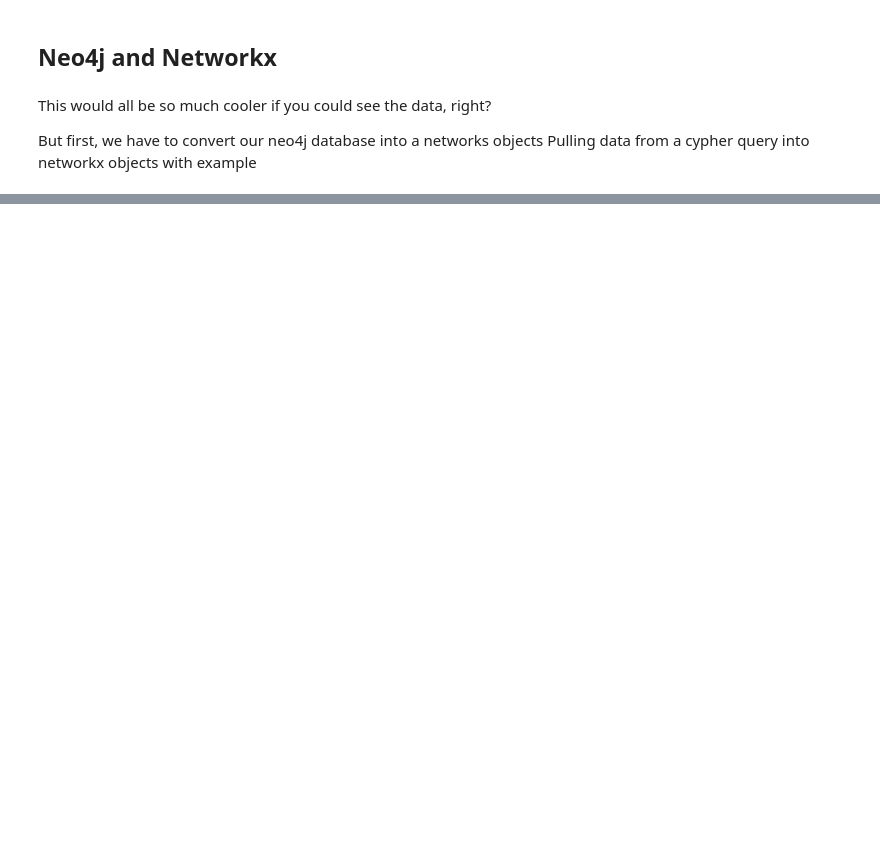
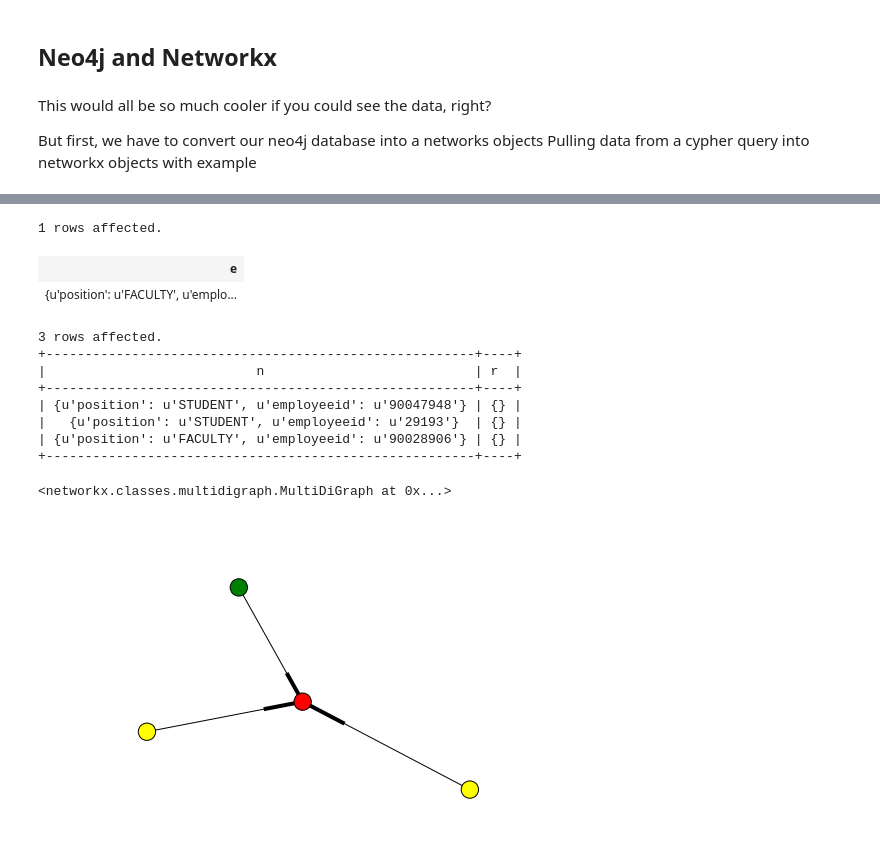
Before and after one commit to American-Institutes-for-Research/dsaa-cssip-big-data-workbooks, a Jupyter notebook: 06. Networks/networks_exercise.ipynb, the cells around one changed output, grey strips where cells are left out. Cells and saved outputs as stored; diff of their text form; code cells hidden in the pictures; blank space fills up the shorter version.

```diff
--- a/06. Networks/networks_exercise.ipynb
+++ b/06. Networks/networks_exercise.ipynb
@@ -562,0 +245,63 @@ So this is kinda cool. We can see groups of emplyees huddled around awards.
+# %%
+# This is the employee id of an employee I would like to search for. It is saved into a parameter, employee_id_parameter
+employee_id_parameter = '90022882'
+
+# This line searches for an employye where the employee id is provided by the parameter, employee_id_parameter
+%cypher http://neo4j:upintheA1R!!@localhost:7474/db/data  \
+                MATCH (e:Employee {employeeid:{employee_id_parameter}}) RETURN e
+# %% [output]
+1 rows affected.
+| e |
+| {u'position': u'FACULTY', u'emplo... |
+# %%
+def employee_peers(award_num):
+    """
+    Creates a networkx plot of employees and students that have worked on an award.
+
+    Parameters
+    ----------
+    award_num - The award_num of a specifc award, ie aw1006
+
+    Returns
+    --------
+    A Networkx graph object of an award and the persons who worked on that award
+
+    """
+    # Collect Employees that worked with that Employee
+
+    award = award_num
+    query = %cypher http://neo4j:upintheA1R!!@localhost:7474/db/data  \
+                MATCH (n) -[r:WORKED_ON]-> (a:Award {award_num:{award}}) RETURN n,r
+
+    print query
+    # Create the Networkx Graph
+    G = query.get_graph()
+
+    color_map =[]
+    for node in G.nodes(data =True):
+        this_labels = node[1]['labels']
+        if 'Employee' in this_labels:
+            color_map.append('green')
+        elif 'Student' in this_labels:
+            color_map.append('yellow')
+        elif 'Award' in this_labels:
+            color_map.append('red')
+
+    nx.draw(G, node_color=color_map)
+
+    #Return the Graph Object
+    return G
+
+# Testing the function with the award aw1501
+employee_peers("aw1501")
+# %% [output]
+3 rows affected.
++-------------------------------------------------------+----+
+|                           n                           | r  |
++-------------------------------------------------------+----+
+| {u'position': u'STUDENT', u'employeeid': u'90047948'} | {} |
+|   {u'position': u'STUDENT', u'employeeid': u'29193'}  | {} |
+| {u'position': u'FACULTY', u'employeeid': u'90028906'} | {} |
++-------------------------------------------------------+----+
+<networkx.classes.multidigraph.MultiDiGraph at 0x...>
+[figure, added]
```
Also changed, not shown: parts of 55 cells of this notebook, 5 other files.
